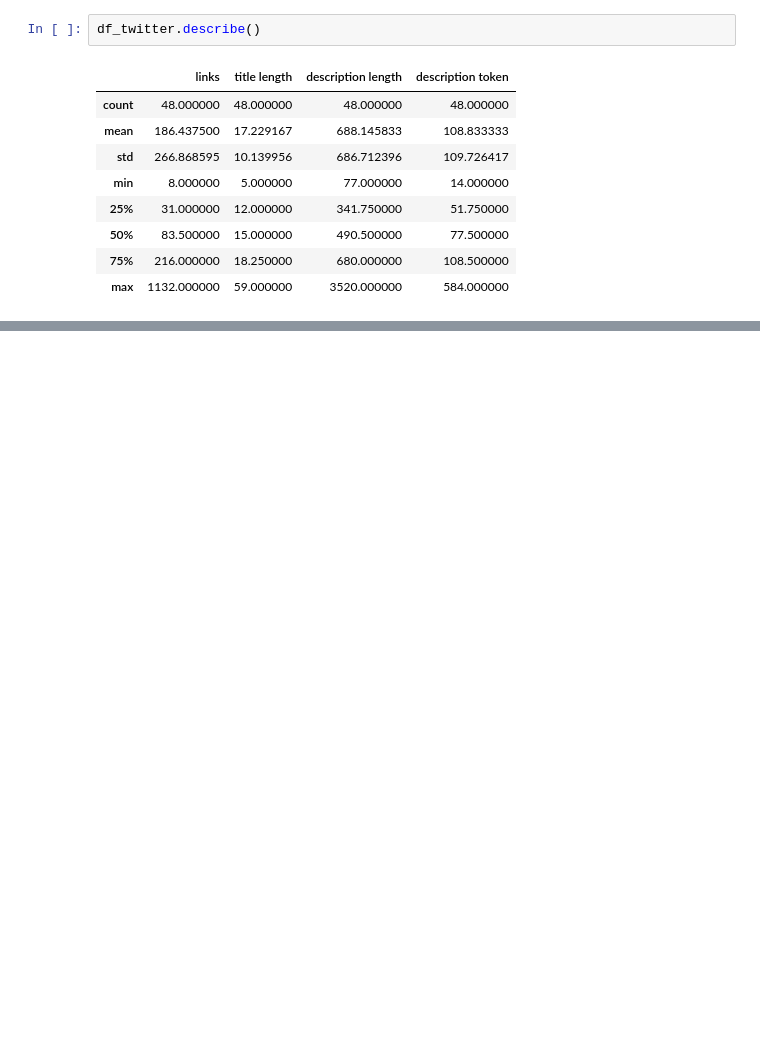
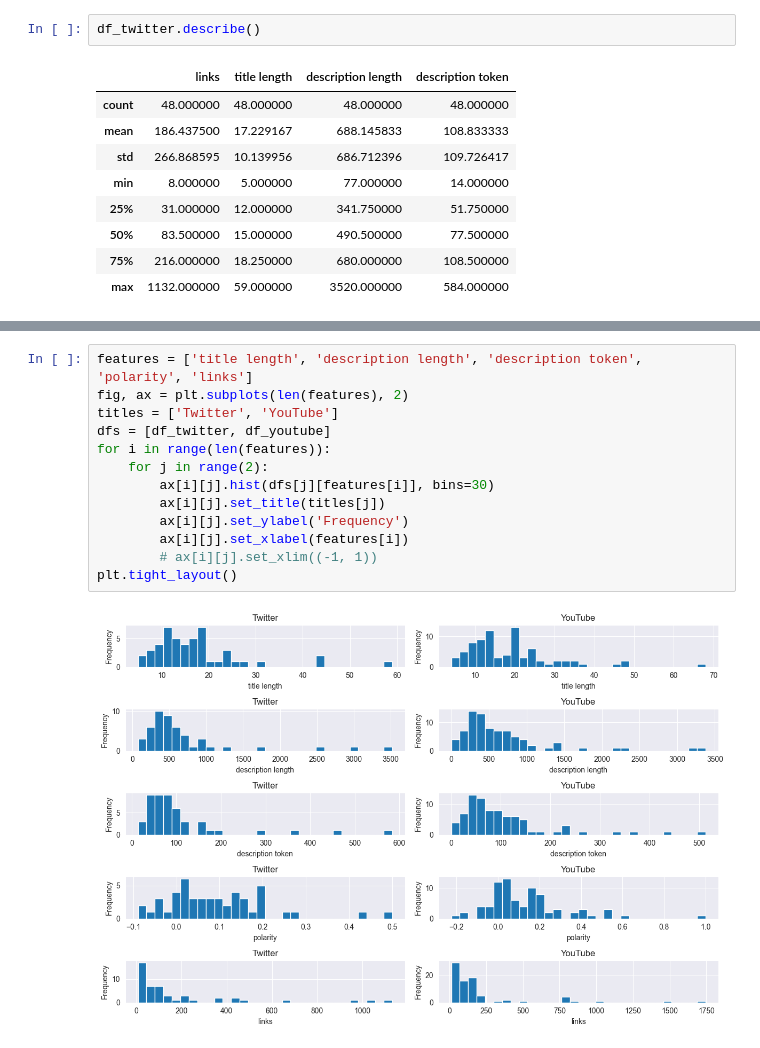
Before and after one commit to GCMeccariello/CLT, a Jupyter notebook: exercise_1_giancarlo_meccariello.ipynb, the cells around one changed output, grey strips where cells are left out. Drawn from its saved outputs; the diff is of its cells as text; blank space fills up the shorter version.

```diff
--- a/exercise_1_giancarlo_meccariello.ipynb
+++ b/exercise_1_giancarlo_meccariello.ipynb
@@ -334,0 +445,15 @@ plt.show()
+# %%
+features = ['title length', 'description length', 'description token', 'polarity', 'links']
+fig, ax = plt.subplots(len(features), 2)
+titles = ['Twitter', 'YouTube']
+dfs = [df_twitter, df_youtube]
+for i in range(len(features)):
+	for j in range(2):
+		ax[i][j].hist(dfs[j][features[i]], bins=30)
+		ax[i][j].set_title(titles[j])
+		ax[i][j].set_ylabel('Frequency')
+		ax[i][j].set_xlabel(features[i])
+		# ax[i][j].set_xlim((-1, 1))
+plt.tight_layout()
+# %% [output]
+[figure, added]
```
Also changed, not shown: parts of 87 cells of this notebook.
